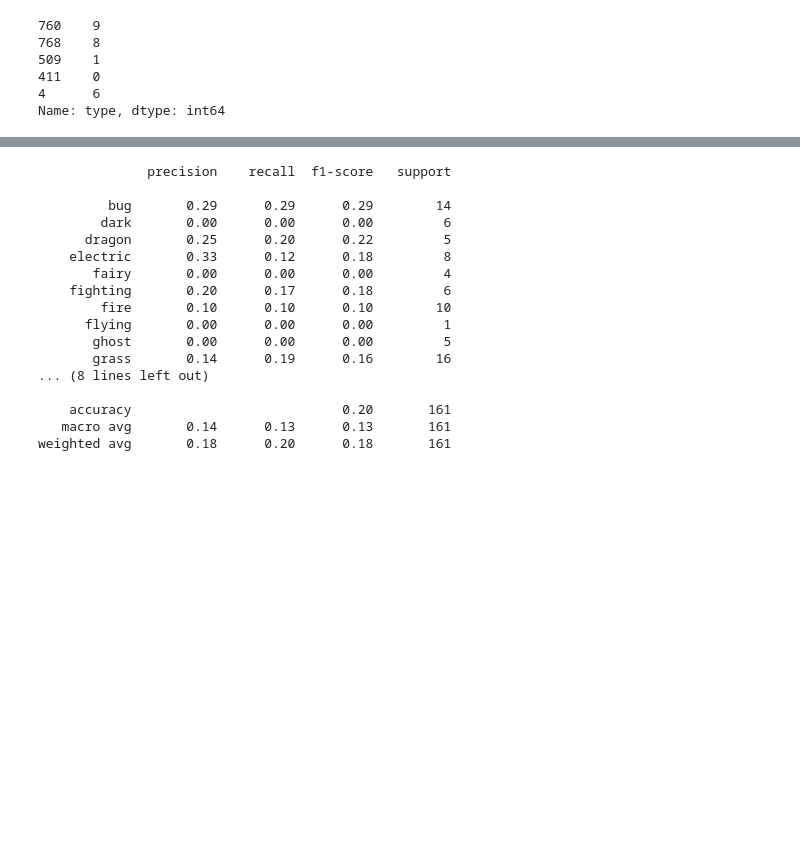
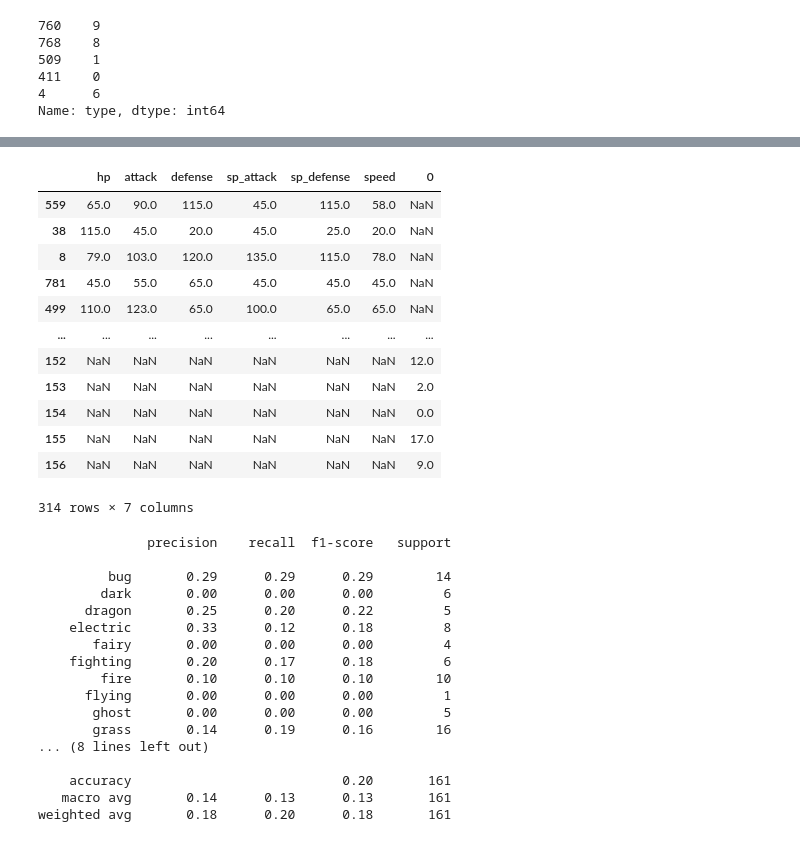
Before and after one commit to boay00/pokemon-project, a Jupyter notebook: notebooks/bede/17-07-25_Introduction_DS.ipynb, the cells around one changed output, grey strips where cells are left out. Cells and saved outputs as stored; diff of their text form; code cells hidden in the pictures; blank space fills up the shorter version.

```diff
--- a/notebooks/bede/17-07-25_Introduction_DS.ipynb
+++ b/notebooks/bede/17-07-25_Introduction_DS.ipynb
@@ -283,5 +376,4 @@ y_train.head()
 4      6
 Name: type, dtype: int64
 # %%
-rand_forest = RandomForestClassifier(n_estimators=100)
-rand_forest.fit(X_train, y_train)
+rand_forest = RandomForestClassifier()
@@ -292,3 +407,21 @@ y_pred = rand_forest.predict(X_test)
+# %%
+df_eval = pd.concat([X_test, pd.DataFrame(y_pred)], axis = 0)
+# %%
+df_eval
+# %% [output]
+|  | hp | attack | defense | sp_attack | sp_defense | speed | 0 |
+| 559 | 65.0 | 90.0 | 115.0 | 45.0 | 115.0 | 58.0 | NaN |
+| 38 | 115.0 | 45.0 | 20.0 | 45.0 | 25.0 | 20.0 | NaN |
+| 8 | 79.0 | 103.0 | 120.0 | 135.0 | 115.0 | 78.0 | NaN |
+| 781 | 45.0 | 55.0 | 65.0 | 45.0 | 45.0 | 45.0 | NaN |
+| 499 | 110.0 | 123.0 | 65.0 | 100.0 | 65.0 | 65.0 | NaN |
+| ... | ... | ... | ... | ... | ... | ... | ... |
+| 152 | NaN | NaN | NaN | NaN | NaN | NaN | 12.0 |
+| 153 | NaN | NaN | NaN | NaN | NaN | NaN | 2.0 |
+| 154 | NaN | NaN | NaN | NaN | NaN | NaN | 0.0 |
+| 155 | NaN | NaN | NaN | NaN | NaN | NaN | 17.0 |
+| 156 | NaN | NaN | NaN | NaN | NaN | NaN | 9.0 |
+314 rows × 7 columns
 # %%
 print(classification_report(y_test, y_pred, target_names=le.classes_))
 # %% [output]
```
Also changed, not shown: parts of 23 cells of this notebook, 1 other file.
